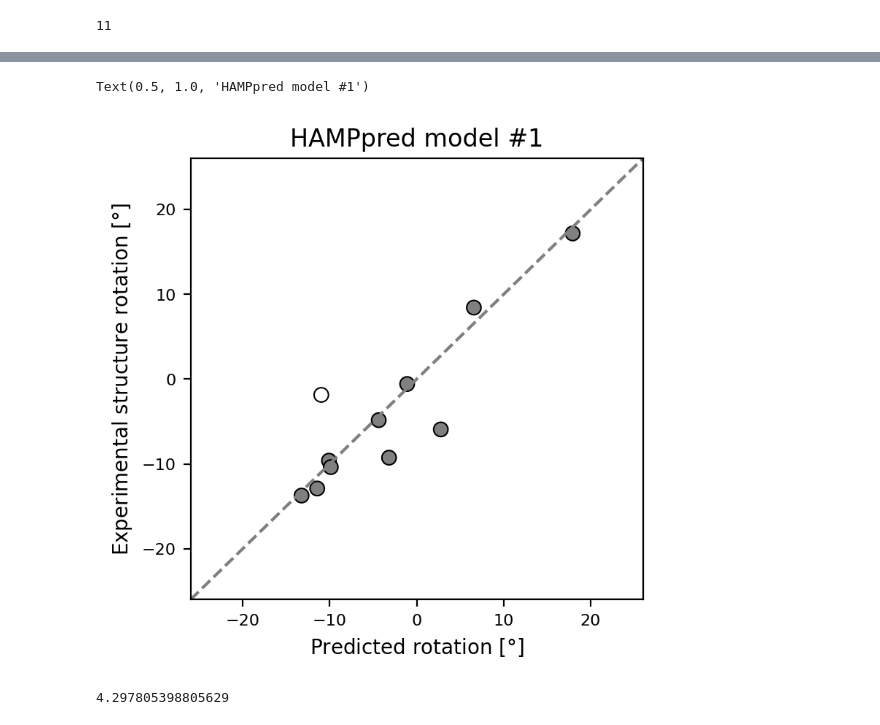
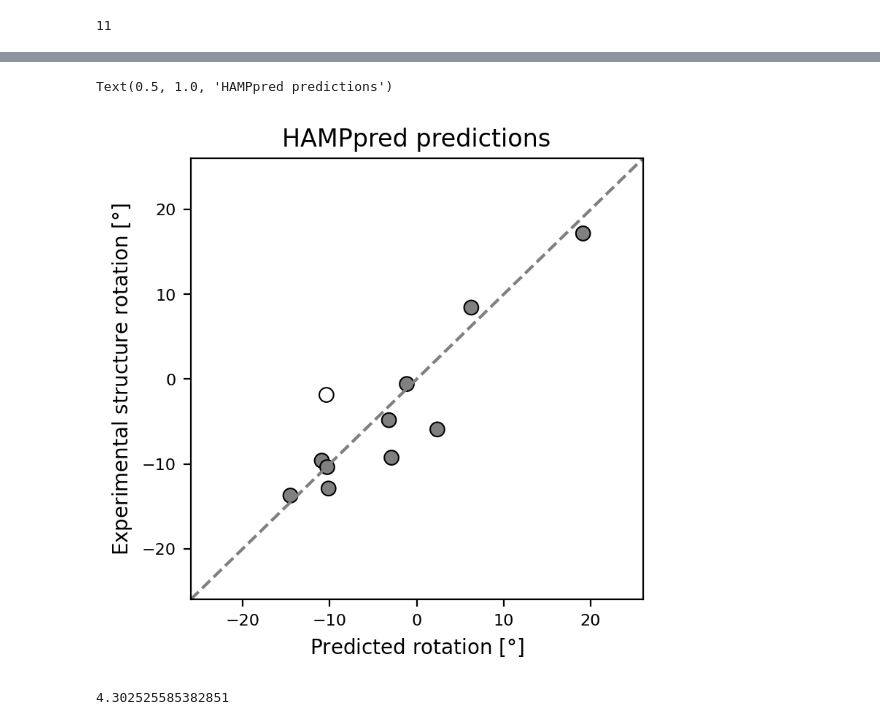
Before and after one commit to labstructbioinf/HAMPpred, a Jupyter notebook: notebooks/steps/3a_train_model_1.ipynb, the cells around one changed output, grey strips where cells are left out. Saved outputs shown, nothing was run; the diff lists cells and outputs as text; code cells hidden in the pictures.

```diff
--- a/notebooks/steps/3a_train_model_1.ipynb
+++ b/notebooks/steps/3a_train_model_1.ipynb
@@ -97,7 +82,7 @@ def opt_conf(data, tune=False):
 
     # parameters grid
     kernels = [(3, 5, 7)]
-    layers = [3, 5, 7]
+    layers = [5, 7]
     lstm = [1, 2]
     dense = [1, 3]
 
@@ -121,10 +106,10 @@ def opt_conf(data, tune=False):
                     else:
                         mod = get_mod(model_config, version)
 
-                    results[version] = get_rmse(data_val, mod)
+                    results[version] = (get_rmse(data_val, mod), model_config)
     return results
 # %% [markdown]
 ## Tune hiperparameters
 # %%
-res = opt_conf(data, tune=True)
+opt_res = opt_conf(data, tune=True)
 # %% [output]
@@ -162,5 +147,9 @@ Epoch 15/100
 # %%
 # kern, layers, lstm, dense
-for pos, (k, v) in enumerate(sorted(res.items(), key=lambda item: item[1])):
+for pos, (k, (v, model_config)) in enumerate(sorted(opt_res.items(), key=lambda item: item[1])):
+    if pos==0:
+        best_model_config = model_config
+        best_file = k
+
     print(pos+1, k, round(v, 2))
 # %% [output]
@@ -193,3 +180,5 @@ mod = get_mod(conf=model_conf, version='3_5_7_7_1_3')
+# %%
+mod = get_mod(conf=best_model_config, version=best_file)
 # %% [markdown]
 # PDB set performance
 # %%
@@ -219,28 +208,28 @@ for n,r in res.iterrows():
 # %%
 title_font_size = 12
 label_font_size = 10
 tick_font_size = 8
 
 fig, ax = plt.subplots(1,1, figsize=(4, 4), dpi=200)
 
 colors = ['white' if i=='1_2l7i.pdb' else 'grey' for i in test_data.index]
 
 ax.scatter(pr, tr, color=colors, lw=0.75, edgecolors='k', s=50)
 
 ax.set_ylim(-26, 26)
 ax.set_xlim(-26, 26)
 ax.plot([0, 1], [0, 1], '--', transform=ax.transAxes, color='grey')
 
 ax.set_xlabel(r'Predicted rotation [$\degree$]', size=label_font_size)
 ax.set_ylabel(r'Experimental structure rotation [$\degree$]', size=label_font_size)
 
 ax.tick_params(axis='both', which='major', labelsize=tick_font_size)
 ax.tick_params(axis='both', which='minor', labelsize=tick_font_size)
-ax.set_title("HAMPpred model #1", size=title_font_size)
+ax.set_title("HAMPpred predictions", size=title_font_size)
 # %% [output]
-Text(0.5, 1.0, 'HAMPpred model #1')
+Text(0.5, 1.0, 'HAMPpred predictions')
-[figure, old version]
+[figure, new version]
 # %%
 np.mean((np.asarray(tr)-np.asarray(pr)) **2 ) ** 0.5
 # %% [output]
-4.297805398805629
+4.302525585382851
```
Also changed, not shown: parts of 6 cells of this notebook, 22 other files.
